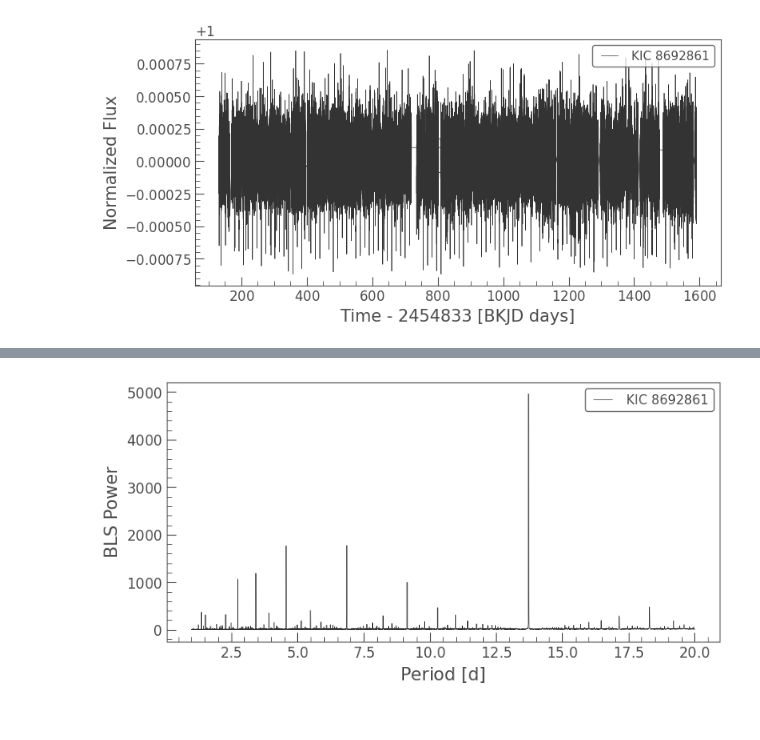
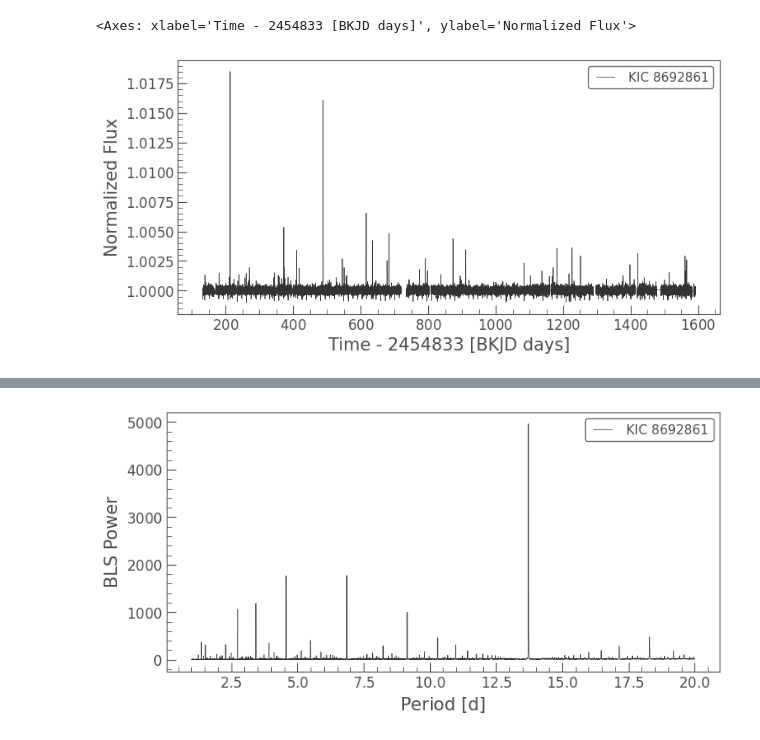
Before and after one commit to hectorBrown/exo-scraper, a Jupyter notebook: lightkurve_exoplanet_tutorial.ipynb, the cells around one changed output, grey strips where cells are left out. Saved outputs shown, nothing was run; the diff lists cells and outputs as text; code cells hidden in the pictures.

```diff
--- a/lightkurve_exoplanet_tutorial.ipynb
+++ b/lightkurve_exoplanet_tutorial.ipynb
@@ -35,6 +55,6 @@ SearchResult containing 17 data products.
 # %%
-# Flatten the light curve
-lc = lc_collection.stitch().flatten(window_length=901).remove_outliers()
-lc.plot();
+lc = lc_collection.stitch()
+lc.plot()
 # %% [output]
+<Axes: xlabel='Time - 2454833 [BKJD days]', ylabel='Normalized Flux'>
-[figure, old version]
+[figure, new version]
```
Also changed, not shown: parts of 24 cells of this notebook.
